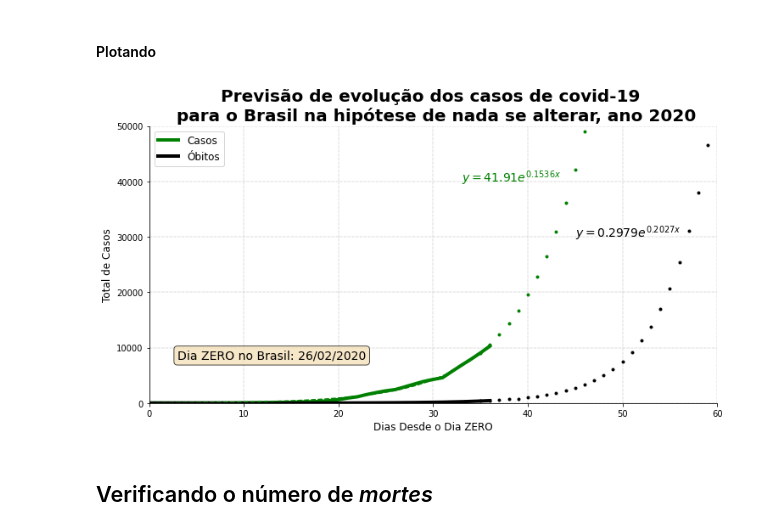
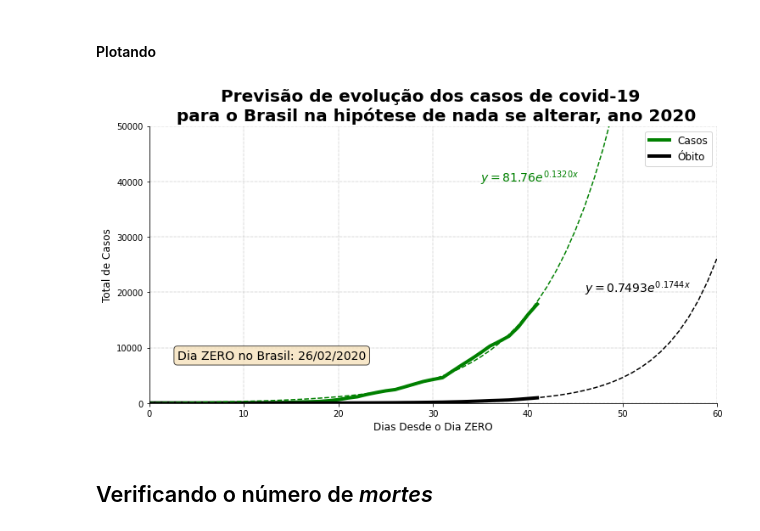
Before and after one commit to OliveiraVinic/covid19.pyhton.analysis, a Jupyter notebook: covid19_script.ipynb, the cells around one changed output. Drawn from its saved outputs; the diff is of its cells as text; code cells hidden in the pictures.

```diff
--- a/covid19_script.ipynb
+++ b/covid19_script.ipynb
@@ -113,3 +138,25 @@ pop_df.head()
+# %%
+def my_plots (df, coluna, cor, country):
+  plt.plot(df.index, df[coluna], linewidth=4, color=cor, label=country)
+
+def visao_artistica(pos_x, pos_y):
+  text_box = 'Dia ZERO: \n China: 31/12/2019 \n USA: 21/01/2020 '\
+             '\n França: 25/01/2020 \n Canadá: 26/01/2020 \n Itália: 31/01/2020'\
+             '\n UK: 31/01/2020 \n Espanha: 01/02/2020 \n Irã: 20/02/2020'\
+             '\n Brasil: 26/02/2020'
+  prop = dict(boxstyle='round', facecolor='wheat', alpha=0.7)
+  ax.text(pos_x, pos_y, text_box, transform=ax.transAxes, fontsize=12,
+          verticalalignment='bottom', bbox=prop)
+
+def my_bar_plots(df, coluna, cor, country, dia_Z):
+  ax.bar(df.index, df[coluna], width=0.8, color=cor, label=country)
+  ax.legend(fontsize=8, loc=2)
+  text = "Dia ZERO: {:}"
+  text = text.format(dia_Z)
+  ax.text(0.02, 0.15, text, transform=ax.transAxes, fontsize=8,
+          verticalalignment='bottom', bbox=props)
+  ax.spines['top'].set_visible(False)
+  ax.spines['right'].set_visible(False)
 # %%
 fig = plt.figure(figsize=(12,8))
 
@@ -248,48 +281,44 @@ scipy.optimize.curve_fit(lambda t,a,b: a*np.exp(b*t),  X,  y, p0=(0.28, 0.14))
 # %%
 plt.figure(figsize=(12,6))
 
-plt.plot(brazil_df.index, brazil_df['total_cases'], linewidth=4, color='green', label='Casos')
-plt.plot(brazil_df.index, brazil_df['total_deaths'], linewidth=4, color='black', label='Óbitos')
+my_plots(brazil_df, 'total_cases', 'green', 'Casos')
+my_plots(brazil_df, 'total_deaths', 'black', 'Óbito')
 
 #fazendo a previsao conforme o modelo de acao do Brasil
 def plot_model(local, A, B, cor):
-  X = local.index
-  y = A*np.exp(B*X)
-  plt.plot(local.index, y, '--', color=cor)
-  for i in np.arange(35, 180):
-    y1 = A*np.exp(B*i)
-    plt.plot(i, y1, '.' ,color=cor)
+  i = np.arange(0, 90)
+  plt.plot(i, A*np.exp(B*i), '--' ,color=cor)
 
-plot_model(brazil_df, 41.91073592, 0.15360811, 'green')
-plot_model(brazil_df, 0.29791361, 0.20272104, 'black')
+plot_model(brazil_df, 81.75604391,  0.13201618, 'green')
+plot_model(brazil_df, 0.74927602, 0.17436406, 'black')
 
 
 #formatando o grafico
 plt.legend(fontsize=12)
 plt.title('Previsão de evolução dos casos de covid-19 \n para o Brasil na '\
           'hipótese de nada se alterar, ano 2020', fontsize=20, weight='bold')
 plt.ylabel('Total de Casos', fontsize=12)
 plt.xlabel('Dias Desde o Dia ZERO', fontsize=12)
 plt.xticks(fontsize=10)
 
 #visao artistica
 ax = plt.gca()
 ax.axis([0, 60, -1,50000])
 ax.spines['top'].set_visible(False)
 ax.spines['right'].set_visible(False)
 ax.grid(ls='-.', lw=0.45)
 
 text_box = 'Dia ZERO no Brasil: 26/02/2020'
 prop = dict(boxstyle='round', facecolor='wheat', alpha=0.7)
 ax.text(0.05, 0.15, text_box, transform=ax.transAxes, fontsize=14,
         verticalalignment='bottom', bbox=prop)
-ax.text(33, 40000, '$y=41.91 e^{0.1536 x}$', color='green', fontsize=14)
-ax.text(45, 30000, '$y=0.2979 e^{0.2027 x}$', color='black', fontsize=14)
+ax.text(35, 40000, '$y=81.76 e^{0.1320 x}$', color='green', fontsize=14)
+ax.text(46, 20000, '$y=0.7493 e^{0.1744 x}$', color='black', fontsize=14)
 
 #plt.show()
-fig.savefig("obitos-estimativa.png", bbox_inches='tight', dpi=600)
+fig.savefig("estimativa_brasil-2020.04.10.png", bbox_inches='tight', dpi=600)
 # %% [output]
-[figure, old version]
+[figure, new version]
 # %% [markdown]
 ## Verificando o número de *mortes*
 # %% [markdown]
```
Also changed, not shown: parts of 19 cells of this notebook, 2 other files.
